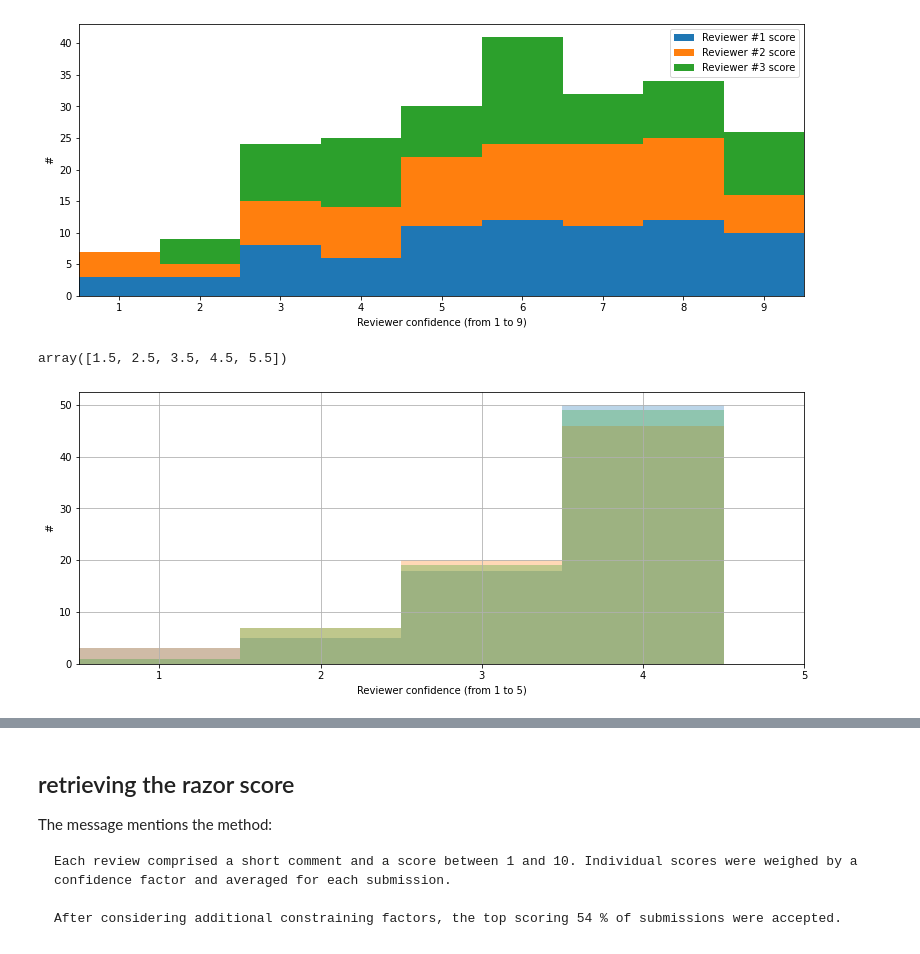
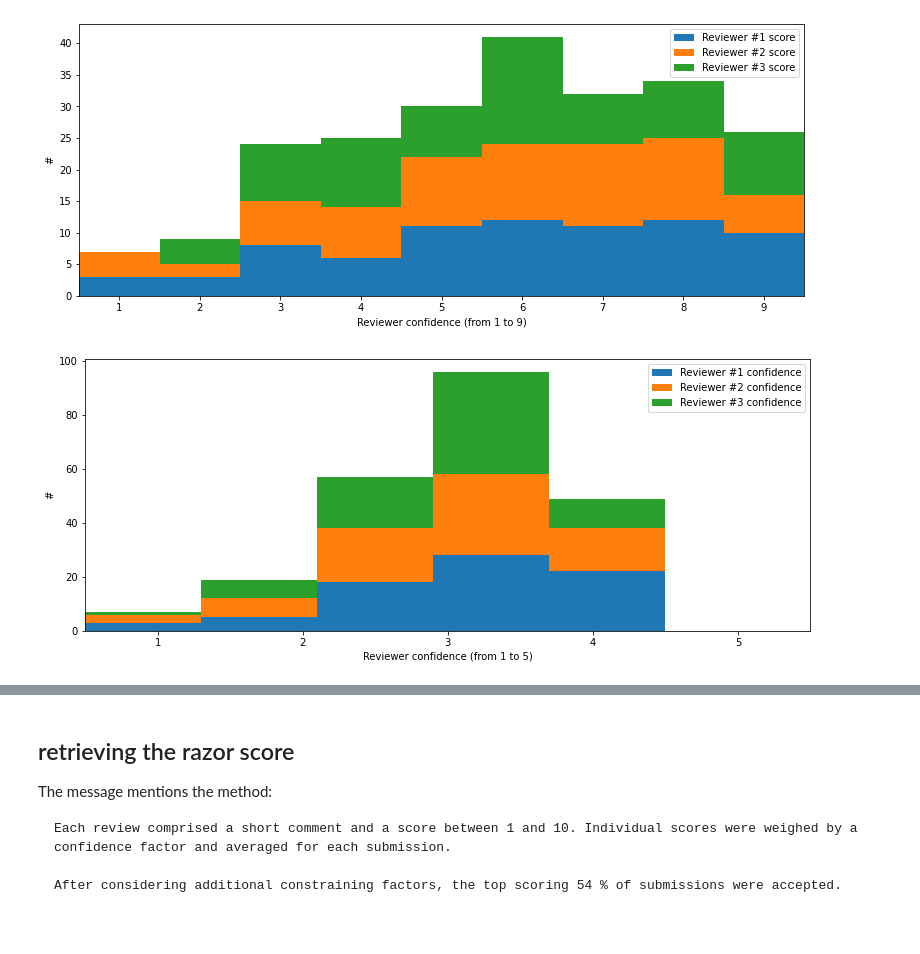
Before and after one commit to laurentperrinet/2022-02-11_COSYNE-scoresheet, a Jupyter notebook: 2022-02-11_COSYNE-scoresheet.ipynb, the cells around one changed output, grey strips where cells are left out. Drawn from its saved outputs; the diff is of its cells as text; code cells hidden in the pictures.

Commit message:
raw plots: accepted rate

```diff
--- a/2022-02-11_COSYNE-scoresheet.ipynb
+++ b/2022-02-11_COSYNE-scoresheet.ipynb
@@ -122,18 +112,14 @@ ax.set_xticklabels(np.arange(1, 10))
 ax.set_ylabel('#');
 # %% [output]
 [figure]
-# %%
-np.arange(1, 6)+.5
-# %% [output]
-array([1.5, 2.5, 3.5, 4.5, 5.5])
 # %%
 fig, ax = plt.subplots(figsize=(13, 5))
-for i in [1, 2, 3]:
-    ax = score_sheet[f'Reviewer #{i} confidence'].hist(bins=np.arange(1, 6), ax=ax, alpha=.3)
+cols = ['Reviewer #1 confidence', 'Reviewer #2 confidence', 'Reviewer #3 confidence']
+ax = score_sheet[cols].plot.hist(stacked=True, ax=ax, bins=5)
 ax.set_xlabel('Reviewer confidence (from 1 to 5)')
-ax.set_xlim(1, 5)
+ax.set_xlim(1, 6)
 ax.set_xticks(np.arange(1, 6)+.5)
 ax.set_xticklabels(np.arange(1, 6))
 ax.set_ylabel('#');
 # %% [output]
-[figure, old version]
+[figure, new version]
```
Also changed, not shown: parts of 6 cells of this notebook.
